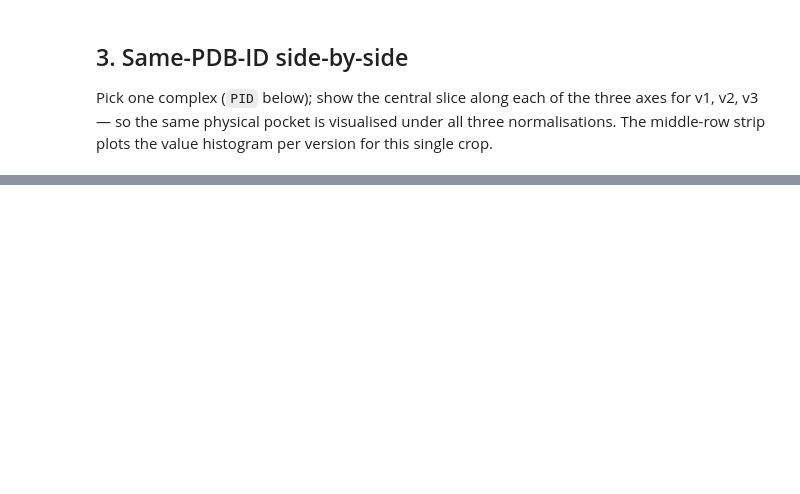
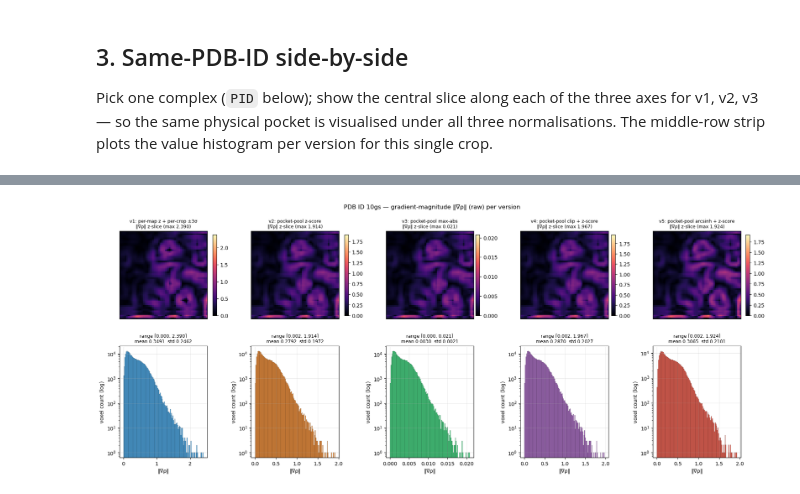
Before and after one commit to seonghyun26/VoxBind, a Jupyter notebook: notebook/01c_density_distribution.ipynb, the cells around one changed output, grey strips where cells are left out. Drawn from its saved outputs; the diff is of its cells as text; code cells hidden in the pictures; blank space fills up the shorter version.

```diff
--- a/notebook/01c_density_distribution.ipynb
+++ b/notebook/01c_density_distribution.ipynb
@@ -272,3 +302,24 @@ print(json.dumps({
+# %%
+# Same physical pocket (PID from §3) as a ‖∇ρ‖ edge map + its value distribution per version.
+gm_pid = {v: gradmag(crops[v])[0] for v in VERSIONS}      # raw ‖∇ρ‖ (z-score only rescales it)
+
+fig, axes = plt.subplots(2, 5, figsize=(18.5, 7.2), constrained_layout=True)
+for col, v in enumerate(VERSIONS):
+    g = gm_pid[v]
+    im = axes[0, col].imshow(take_slice(g, 'z').T, origin='lower', cmap='magma', vmin=0, vmax=g.max())
+    axes[0, col].set_xticks([]); axes[0, col].set_yticks([])
+    axes[0, col].set_title(f"{LABEL[v]}\n‖∇ρ‖ z-slice (max {g.max():.3f})", fontsize=9)
+    plt.colorbar(im, ax=axes[0, col], fraction=0.046, pad=0.02)
+    vals = g.ravel()
+    axes[1, col].hist(vals, bins=120, color=COLOR[v], edgecolor="black", linewidth=0.2, alpha=0.85)
+    axes[1, col].set_yscale("log"); axes[1, col].grid(alpha=0.25)
+    axes[1, col].set_title(f"range [{vals.min():.3f}, {vals.max():.3f}]\n"
+                           f"mean {vals.mean():.4f}  std {vals.std():.4f}", fontsize=9)
+    axes[1, col].set_xlabel("‖∇ρ‖"); axes[1, col].set_ylabel("voxel count (log)")
+fig.suptitle(f"PDB ID {PID} — gradient-magnitude ‖∇ρ‖ (raw) per version", y=1.04)
+plt.show()
+# %% [output]
+[figure, added]
 # %% [markdown]
 ## Reading
 
```
Also changed, not shown: parts of 14 cells of this notebook, 11 other files.
